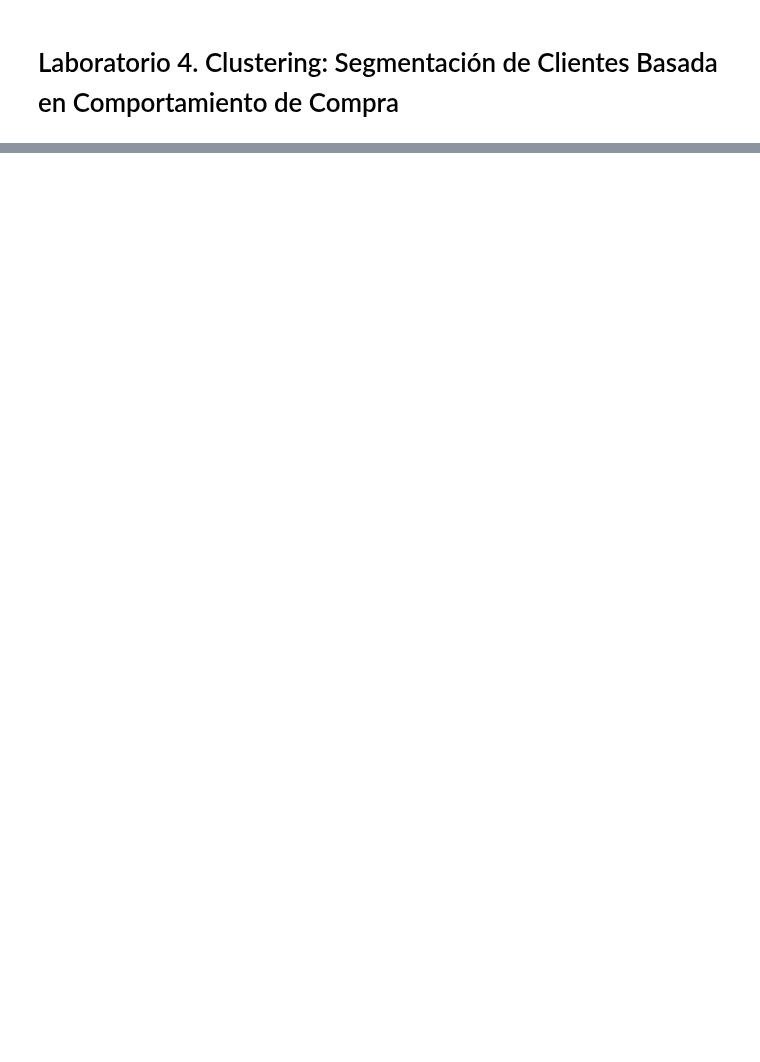
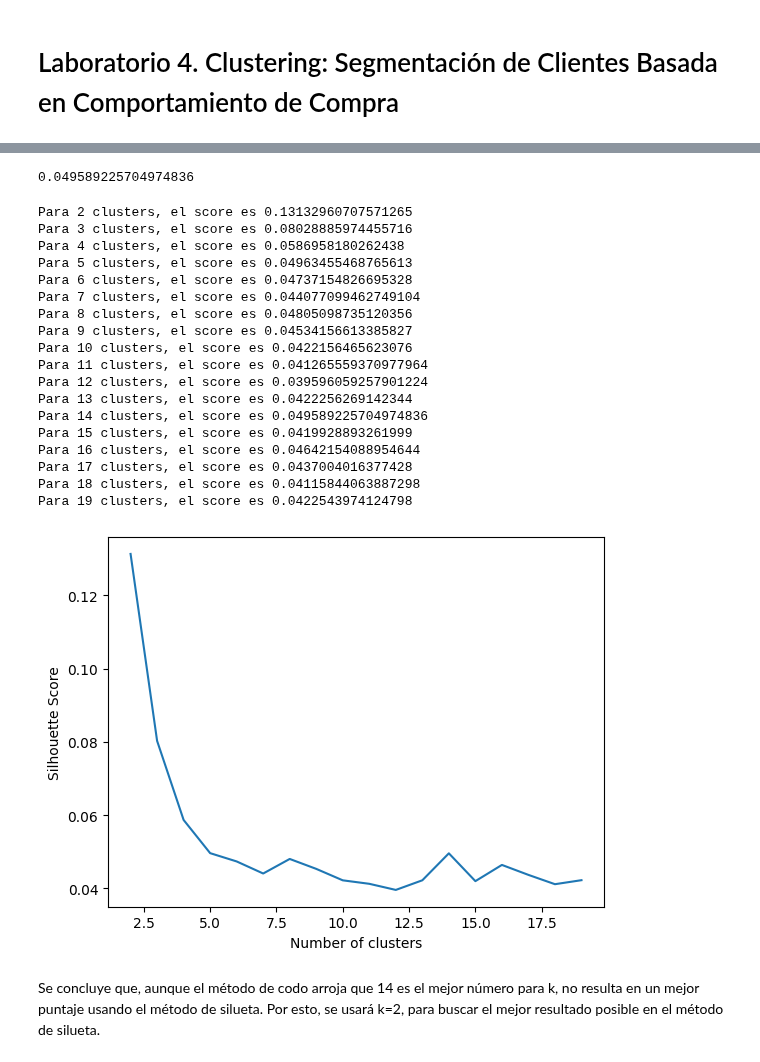
Before and after one commit to Diego2250/HT4-MD, a Jupyter notebook: HD4.ipynb, the cells around one changed output, grey strips where cells are left out. Cells and saved outputs as stored; diff of their text form; code cells hidden in the pictures; blank space fills up the shorter version.

```diff
--- a/HD4.ipynb
+++ b/HD4.ipynb
@@ -34,0 +265,51 @@ profile
+# %%
+# reentrenar el modelo con el número óptimo de clusters
+kmeans = KMeans(n_clusters=14, random_state=0).fit(df)
+kmeans.fit(df)
+
+# silueta
+silhouette_score(df, kmeans.labels_)
+# %% [output]
+0.049589225704974836
+# %%
+# repetir los pasos arriba.
+scores = []
+range_max = 20
+
+for i in range (2, range_max):
+    kmeans = KMeans(n_clusters=i, random_state=0).fit(df)
+    kmeans.fit(df)
+    score = silhouette_score(df, kmeans.labels_)
+    scores.append(score)
+
+
+for k, score in enumerate(scores, start=2):
+    print(f"Para {k} clusters, el score es {score}")
+
+# visualizar k, score.
+plt.plot(range(2, range_max), scores)
+plt.xlabel('Number of clusters')
+plt.ylabel('Silhouette Score')
+plt.show()
+# %% [output]
+Para 2 clusters, el score es 0.13132960707571265
+Para 3 clusters, el score es 0.08028885974455716
+Para 4 clusters, el score es 0.0586958180262438
+Para 5 clusters, el score es 0.04963455468765613
+Para 6 clusters, el score es 0.04737154826695328
+Para 7 clusters, el score es 0.044077099462749104
+Para 8 clusters, el score es 0.04805098735120356
+Para 9 clusters, el score es 0.04534156613385827
+Para 10 clusters, el score es 0.0422156465623076
+Para 11 clusters, el score es 0.041265559370977964
+Para 12 clusters, el score es 0.039596059257901224
+Para 13 clusters, el score es 0.0422256269142344
+Para 14 clusters, el score es 0.049589225704974836
+Para 15 clusters, el score es 0.0419928893261999
+Para 16 clusters, el score es 0.04642154088954644
+Para 17 clusters, el score es 0.0437004016377428
+Para 18 clusters, el score es 0.04115844063887298
+Para 19 clusters, el score es 0.0422543974124798
+[figure, added]
+# %% [markdown]
+Se concluye que, aunque el método de codo arroja que 14 es el mejor número para k, no resulta en un mejor puntaje usando el método de silueta. Por esto, se usará k=2, para buscar el mejor resultado posible en el método de silueta.
```
Also changed, not shown: parts of 31 cells of this notebook.
